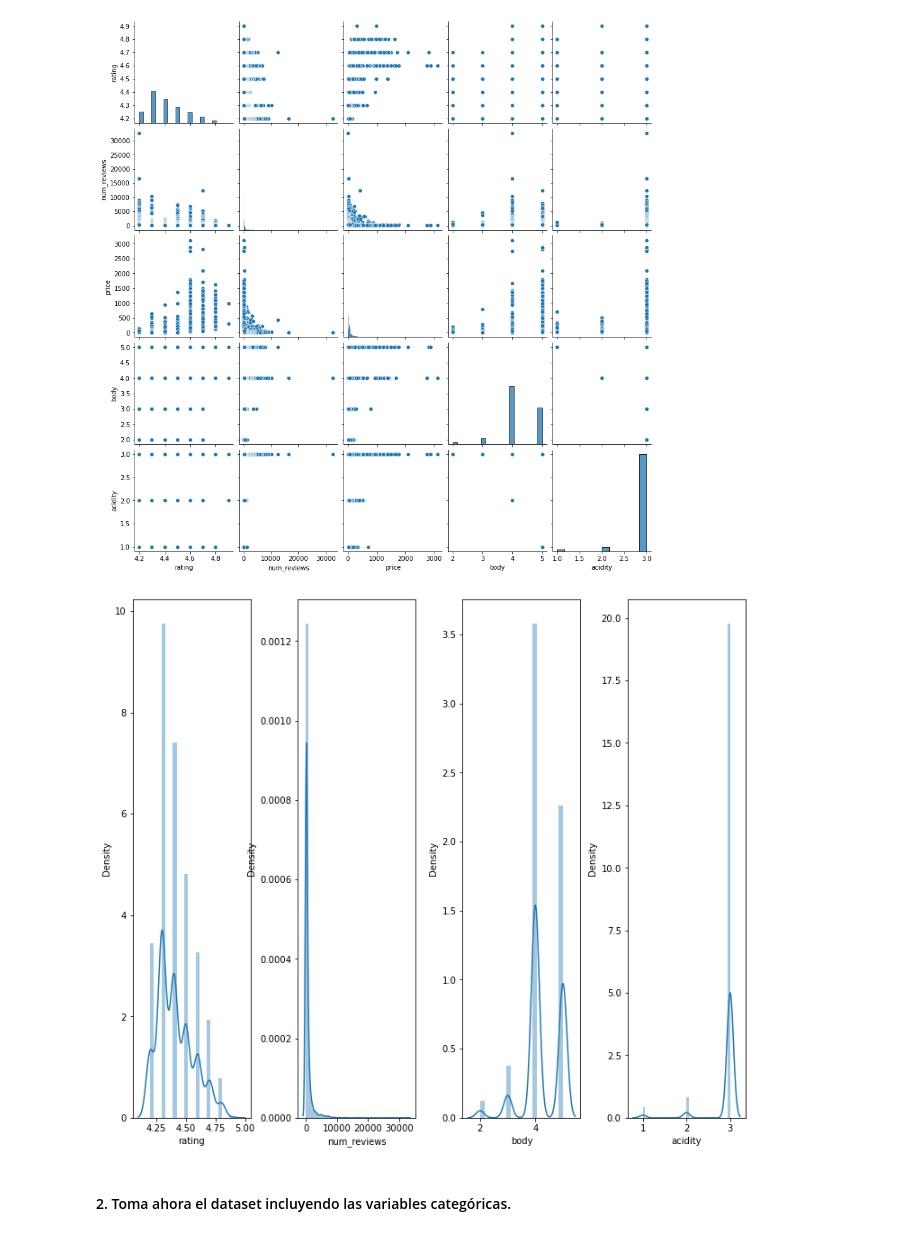
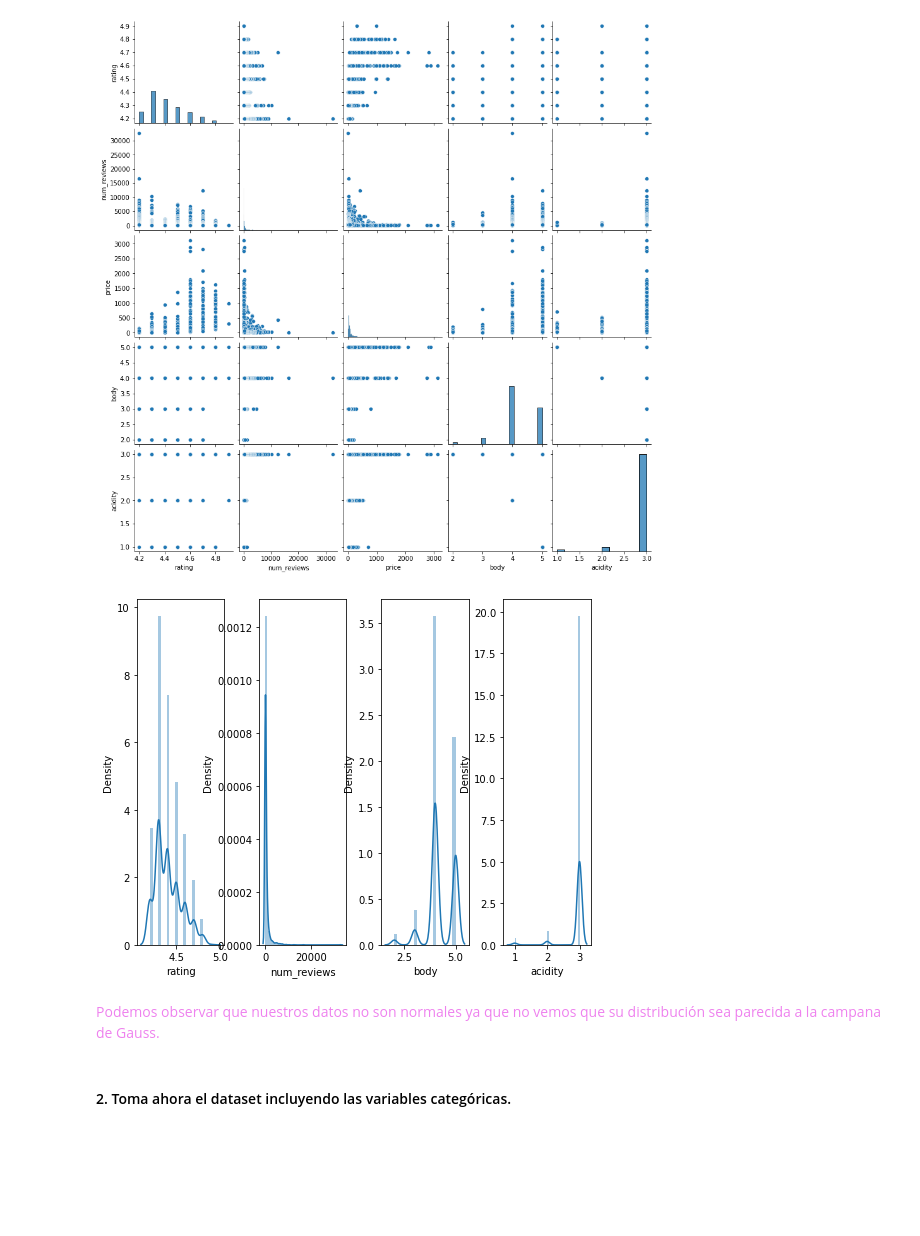
Before and after one commit to Adalab/DA-promo-A-module-3-pairprog-1-pair-3-Olivia-Laura, a Jupyter notebook: REGRESION/REGRESION_LINEAL_3/pair_regresion_3.ipynb, the cells around one changed output. Drawn from its saved outputs; the diff is of its cells as text; code cells hidden in the pictures; blank space fills up the shorter version.

```diff
--- a/REGRESION/REGRESION_LINEAL_3/pair_regresion_3.ipynb
+++ b/REGRESION/REGRESION_LINEAL_3/pair_regresion_3.ipynb
@@ -261,13 +259,15 @@ sns.pairplot(vinos_numericas);
 [figure]
 # %%
 data_plot=vinos_numericas.drop(['price'],axis=1)
-plt.figure(figsize=(15,10))
+plt.figure(figsize=(10,6))
 for idx, value in enumerate(data_plot.columns):
     plt.subplot(1,5,idx+1)
     plt.subplots_adjust(left=0.1, bottom=0.1, right=0.9, top=0.9, wspace=0.4, hspace=0.4)
     sns.distplot(data_plot[value]);
 # %% [output]
-[figure, old version]
+[figure, new version]
+# %% [markdown]
+<font color ='violet'> Podemos observar que nuestros datos no son normales ya que no vemos que su distribución sea parecida a la campana de Gauss.
 # %% [markdown]
 #### 2. Toma ahora el dataset incluyendo las variables categóricas.
 # %%
```
Also changed, not shown: parts of 8 cells of this notebook.
